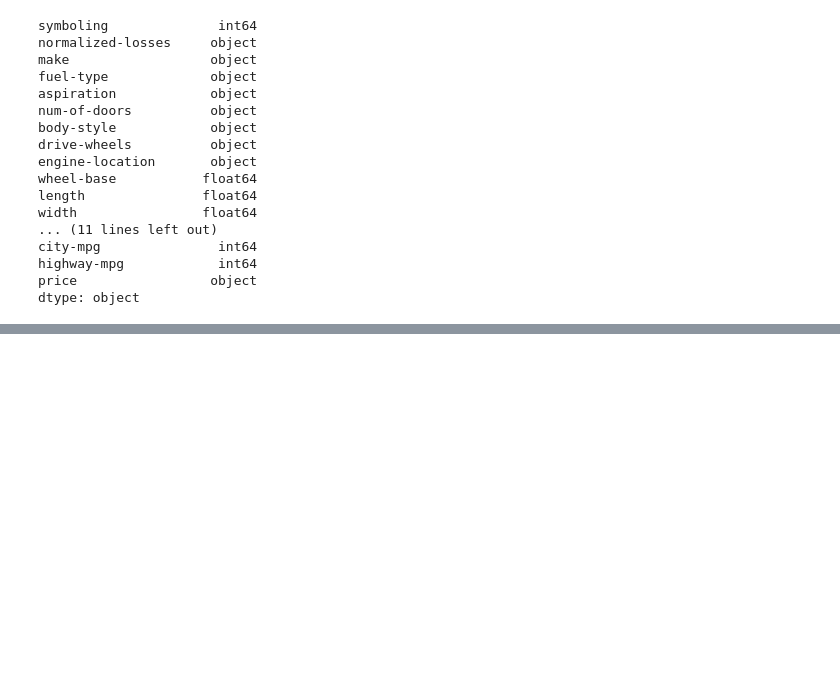
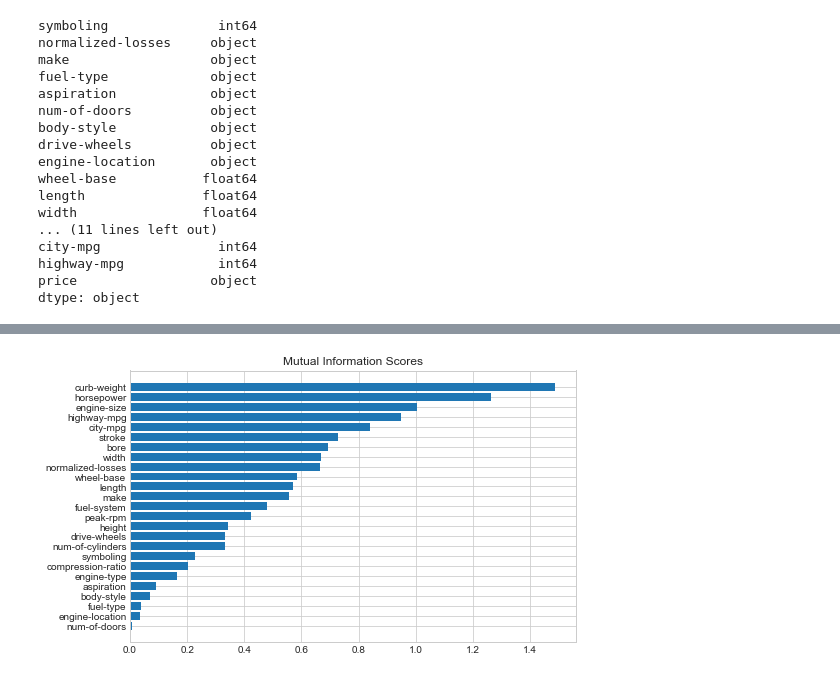
Before and after one commit to joshfuchs/DataScience_projects, a Jupyter notebook: automobiles.ipynb, the cells around one changed output, grey strips where cells are left out. Drawn from its saved outputs; the diff is of its cells as text; code cells hidden in the pictures; blank space fills up the shorter version.

```diff
--- a/automobiles.ipynb
+++ b/automobiles.ipynb
@@ -66,7 +71,17 @@ price                 object
 dtype: object
 # %%
 X = df.copy()
-y = X.pop("price")
+
+# Drop any NANs
+X.dropna(axis=0,inplace=True)
+
+# Drop any columns with ? for price
+# first get indexes
+indexNames = X[X['price'] == '?'].index
+X.drop(indexNames,axis=0,inplace=True)
+
+y = pd.to_numeric(X['price'])#,errors='coerce')#X.pop("price")
+X.drop('price',axis=1,inplace=True)
 
 # Label encoding for categoricals
 for colname in X.select_dtypes("object"):
@@ -87,0 +173,13 @@ ValueError: could not convert string to float: '?'
+# %%
+def plot_mi_scores(scores):
+    scores = scores.sort_values(ascending=True)
+    width = np.arange(len(scores))
+    ticks = list(scores.index)
+    plt.barh(width, scores)
+    plt.yticks(width, ticks)
+    plt.title('Mutual Information Scores')
+# %%
+plt.figure(figsize=(8,5))
+plot_mi_scores(mi_scores)
+# %% [output]
+[figure, added]
```
Also changed, not shown: parts of 7 cells of this notebook.
